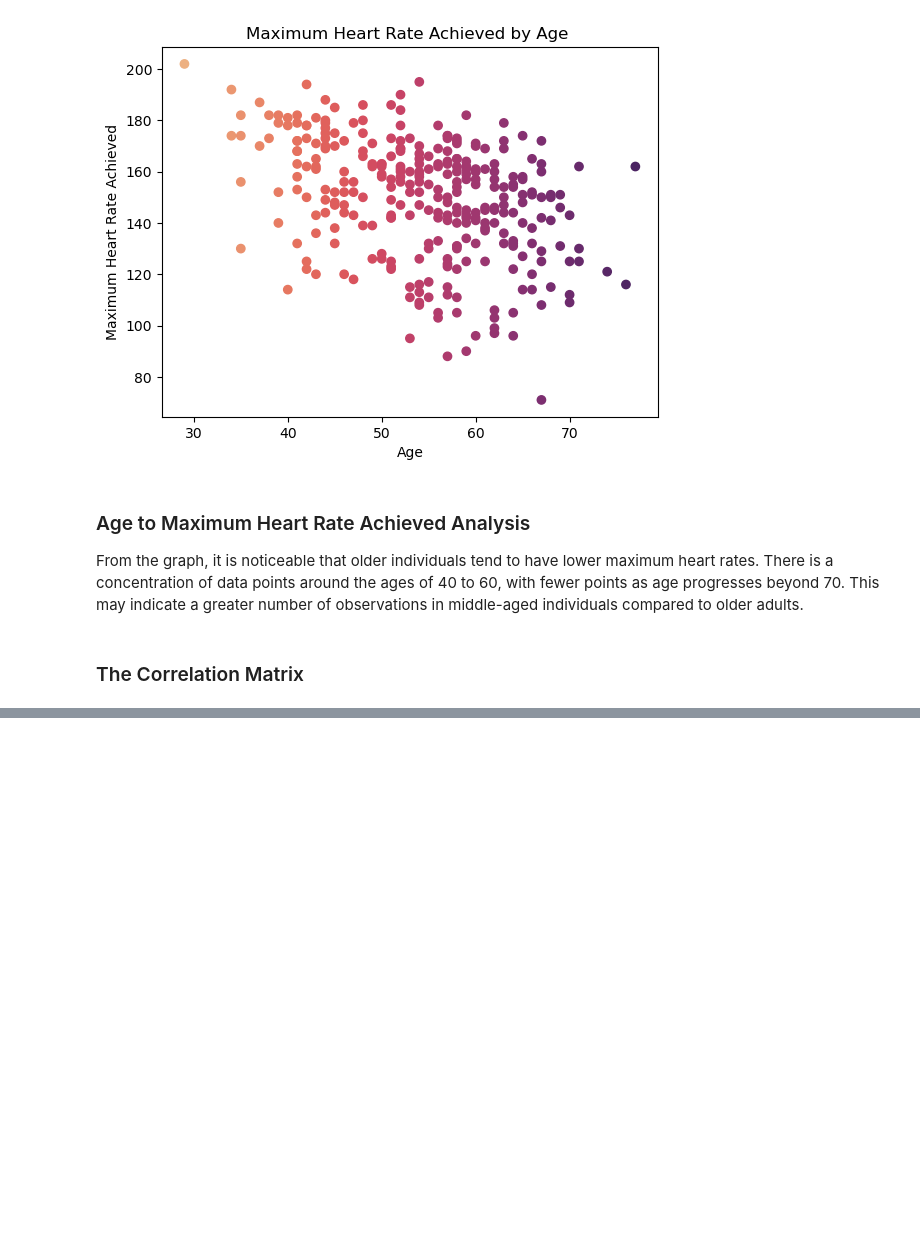
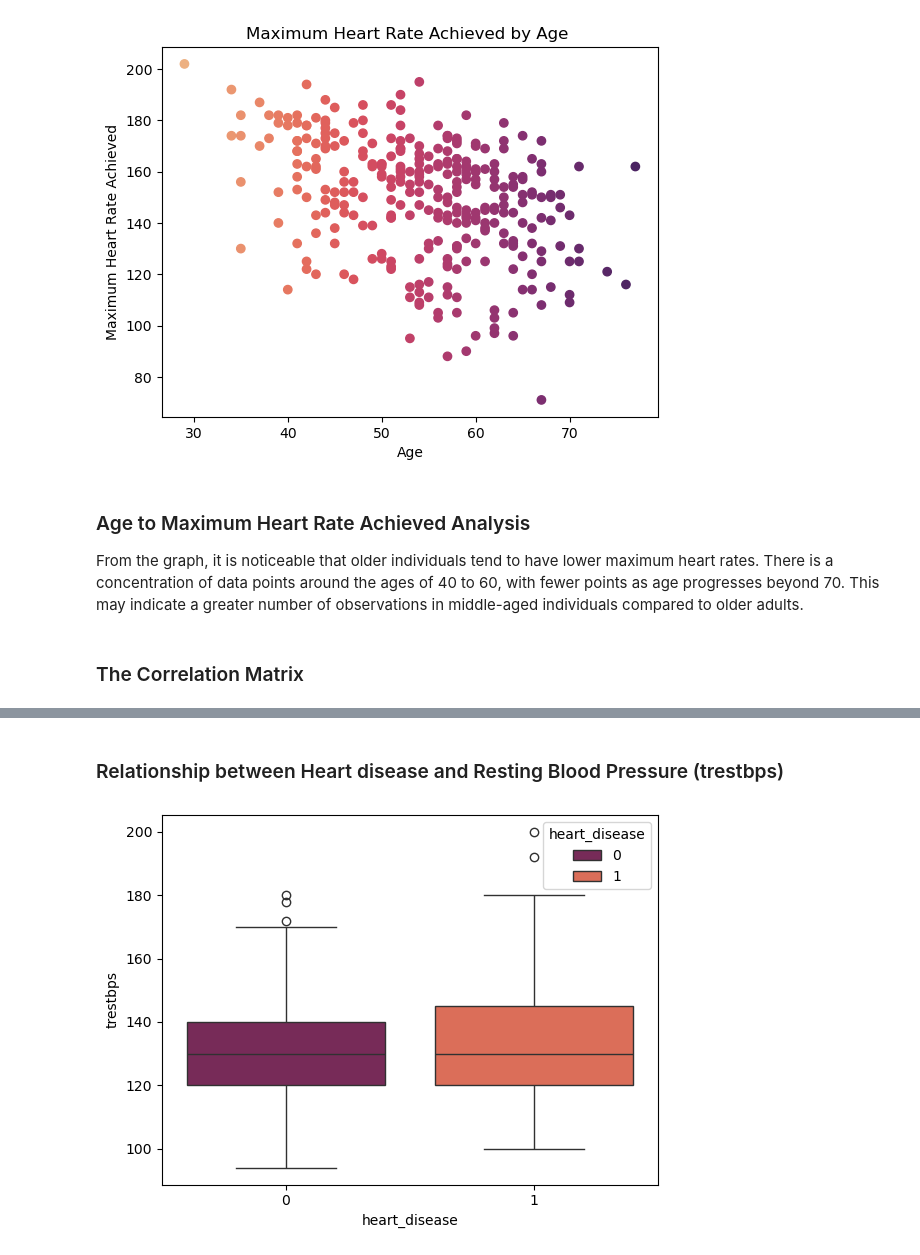
Before and after one commit to AndrewMarfo/Health-EDA, a Jupyter notebook: Health-EDA.ipynb, the cells around one changed output, grey strips where cells are left out. Saved outputs shown, nothing was run; the diff lists cells and outputs as text; code cells hidden in the pictures; blank space fills up the shorter version.

```diff
--- a/Health-EDA.ipynb
+++ b/Health-EDA.ipynb
@@ -365,0 +386,12 @@ Other Variables: Other metrics, such as chest pain type (cp) and slope of the pe
+# %% [markdown]
+### Relationship between Heart disease and Resting Blood Pressure (trestbps)
+# %%
+sns.boxplot(
+    x='heart_disease',
+    y='trestbps',
+    hue = 'heart_disease',
+    palette="rocket",
+    data = heart_data
+    );
+# %% [output]
+[figure, added]
```
Also changed, not shown: parts of 18 cells of this notebook.
